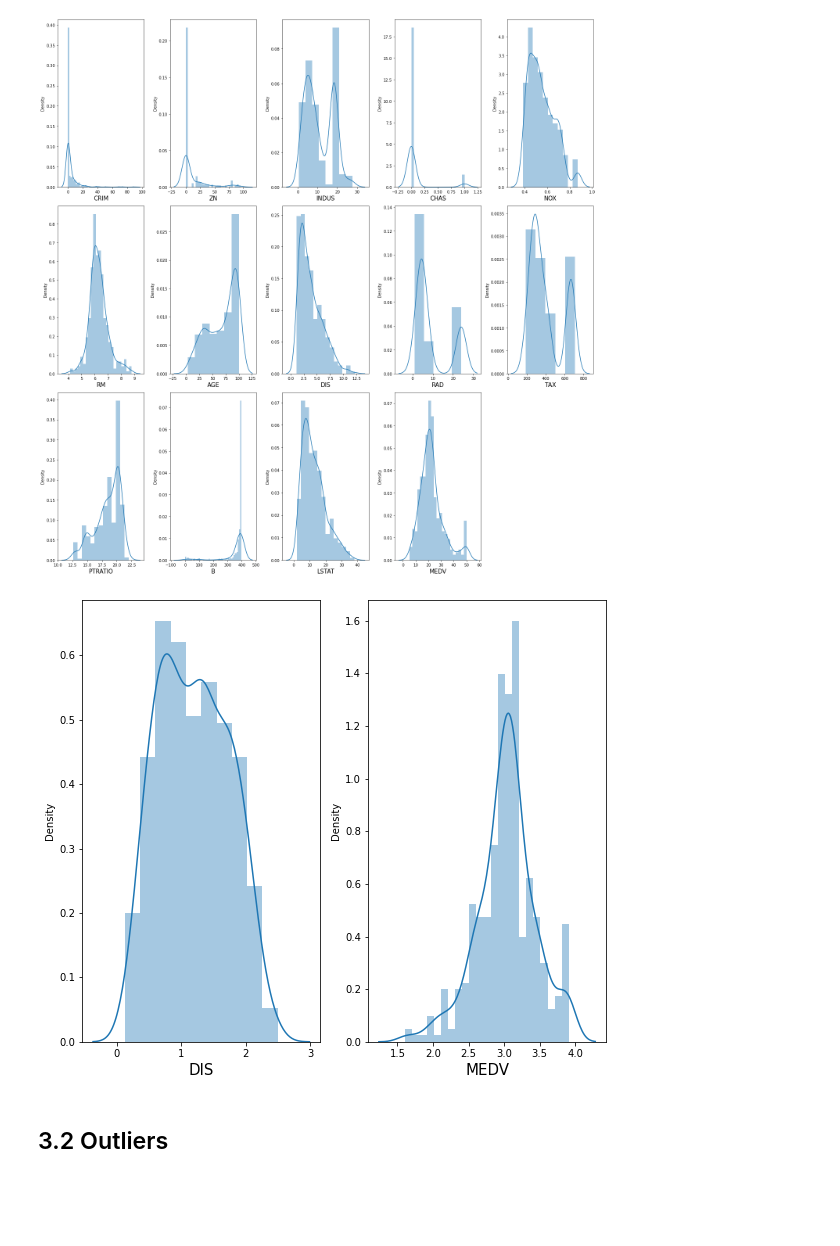
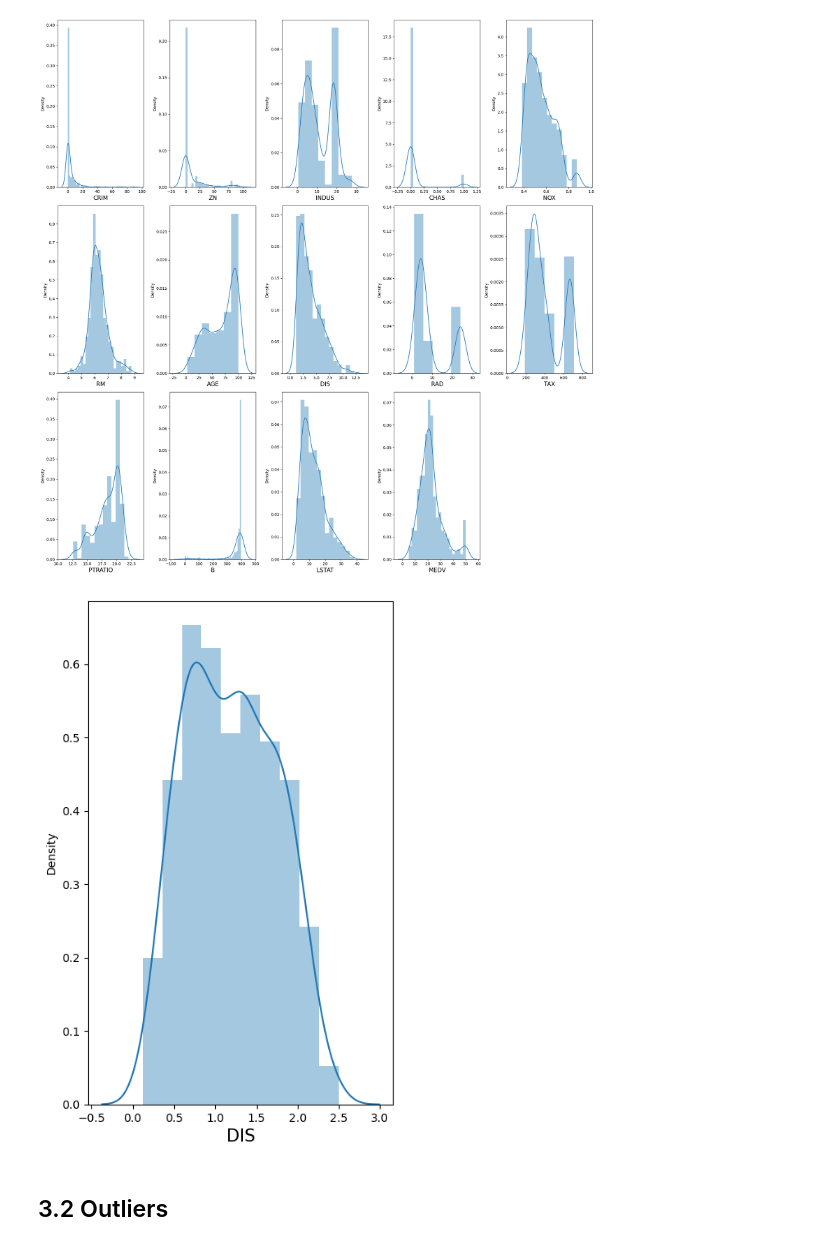
Before and after one commit to Jeyramana/GUVI_Assignments, a Jupyter notebook: Assignment_4/boston.ipynb, the cells around one changed output. Drawn from its saved outputs; the diff is of its cells as text; code cells hidden in the pictures; blank space fills up the shorter version.

```diff
--- a/Assignment_4/boston.ipynb
+++ b/Assignment_4/boston.ipynb
@@ -180,18 +160,18 @@ df.MEDV = np.log(df.MEDV)
 # %%
-# Data Distribution of DIS & MEDV after normalization
+# Data Distribution of DIS after normalization
 plt.figure(figsize=(20, 20))
 pltnumber = 1
 
-for column in df[['DIS', 'MEDV']]:
+for column in df[['DIS']]:
     if pltnumber <= 2:
         ax = plt.subplot(3, 5, pltnumber)
         sns.distplot(df[column])
         plt.xlabel(column, fontsize=15)
     pltnumber += 1
 plt.tight_layout()
 plt.show()
 # %% [output]
-[figure, old version]
+[figure, new version]
 # %% [markdown]
 ## 3.2 Outliers
 # %%
```
Also changed, not shown: parts of 37 cells of this notebook.
